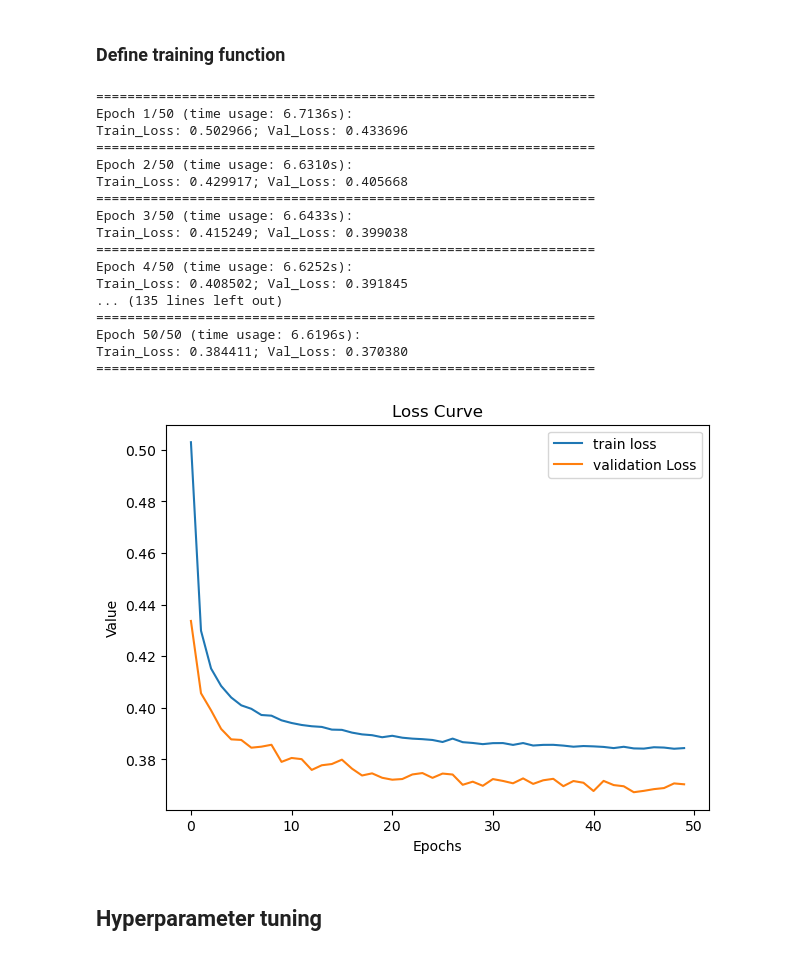
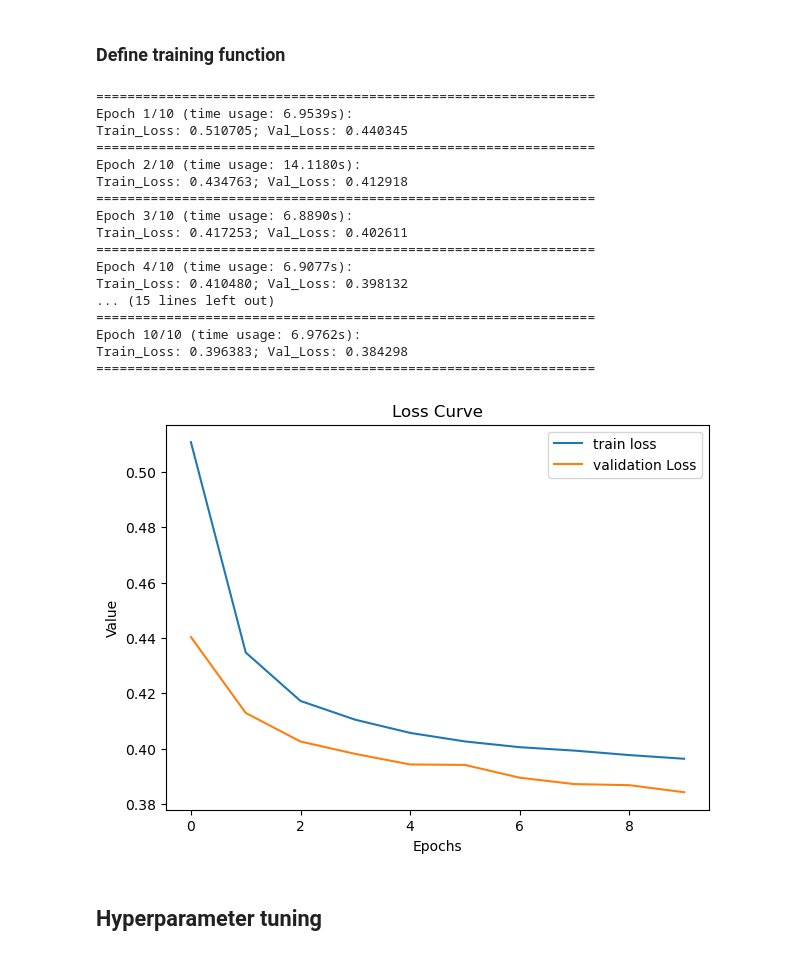
Before and after one commit to Xchai8/Autoencoder-with-KMINST-project-2, a Jupyter notebook: part_1.ipynb, the cells around one changed output. Saved outputs shown, nothing was run; the diff lists cells and outputs as text; code cells hidden in the pictures.

```diff
--- a/part_1.ipynb
+++ b/part_1.ipynb
@@ -235,88 +361,48 @@ def val_epoch(encoder, decoder, device, val_loader, criterion):
-# %%
-def ae_training(encoder, decoder, train_loader, val_loader, device, epochs, optimizer, criterion, early_stop=False, visualization=False, printer=True):
-    encoder = encoder.to(device)
-    decoder = decoder.to(device)
-    train_lc, val_lc = [], []
-    if printer:
-        print('================================================================')
-    for epoch in range(epochs):
-        start = time.time()
-        # Train in one epoch
-        train_loss = train_epoch(encoder, decoder, device, train_loader, criterion, optimizer)
-        end = time.time()
-        train_lc.append(train_loss)
-
-        # Validation in one epoch
-        if val_loader != None:
-            val_loss = val_epoch(encoder, decoder, device, val_loader, criterion)
-            val_lc.append(val_loss)
-
-        if printer:
-            print('Epoch {}/{} (time usage: {:.4f}s):'.format(epoch+1, epochs, end - start))
-            if val_loader != None:
-                print('Train_Loss: {:.6f}; Val_Loss: {:.6f}'.format(train_loss, val_loss))
-            else:
-                print('Train_Loss: {:.6f}'.format(train_loss))
-            print('================================================================')
-
-    if visualization:
-        plt.figure(figsize=(7, 5))
-        plt.plot(train_lc, label='train loss')
-        if val_loader != None:
-            plt.plot(val_lc, label='validation Loss')
-        plt.title('Loss Curve')
-        plt.xlabel('Epochs')
-        plt.ylabel('Value')
-        plt.legend()
-
-    if not val_loader:
-        return train_lc
-    return (train_lc, val_lc)
 # %%
 # Train autoencoder with size of bottleneck is 10
 # Define the hyperparameter
 bottleneck_size = 10
 lr = 0.005
-epochs = 50
+epochs = 10
 
 # Define mapper, cost function and learing algorithm
 torch.manual_seed(8)
 encoder = Encoder(bottleneck_size)
 decoder = Decoder(bottleneck_size)
 parameter_to_optimize = [{'params': encoder.parameters()},
                          {'params': decoder.parameters()}]
 criterion = nn.MSELoss()
 optimizer = optim.Adam(parameter_to_optimize, lr=lr, weight_decay=1e-05)
 
 # Training
 history = ae_training(encoder,
                       decoder,
                       train_loader,
                       val_loader,
                       device,
                       epochs,
                       optimizer,
                       criterion,
                       visualization=True)
 # %% [output]
 ================================================================
-Epoch 1/50 (time usage: 6.7136s):
-Train_Loss: 0.502966; Val_Loss: 0.433696
+Epoch 1/10 (time usage: 6.9539s):
+Train_Loss: 0.510705; Val_Loss: 0.440345
 ================================================================
-Epoch 2/50 (time usage: 6.6310s):
-Train_Loss: 0.429917; Val_Loss: 0.405668
+Epoch 2/10 (time usage: 14.1180s):
+Train_Loss: 0.434763; Val_Loss: 0.412918
 ================================================================
-Epoch 3/50 (time usage: 6.6433s):
-Train_Loss: 0.415249; Val_Loss: 0.399038
+Epoch 3/10 (time usage: 6.8890s):
+Train_Loss: 0.417253; Val_Loss: 0.402611
 ================================================================
-Epoch 4/50 (time usage: 6.6252s):
-Train_Loss: 0.408502; Val_Loss: 0.391845
-... (135 lines left out)
+Epoch 4/10 (time usage: 6.9077s):
+Train_Loss: 0.410480; Val_Loss: 0.398132
+... (15 lines left out)
 ================================================================
-Epoch 50/50 (time usage: 6.6196s):
-Train_Loss: 0.384411; Val_Loss: 0.370380
+Epoch 10/10 (time usage: 6.9762s):
+Train_Loss: 0.396383; Val_Loss: 0.384298
 ================================================================
-[figure, old version]
+[figure, new version]
 # %% [markdown]
 ## Hyperparameter tuning
 # %% [markdown]
```
Also changed, not shown: parts of 22 cells of this notebook, 5 other files.
